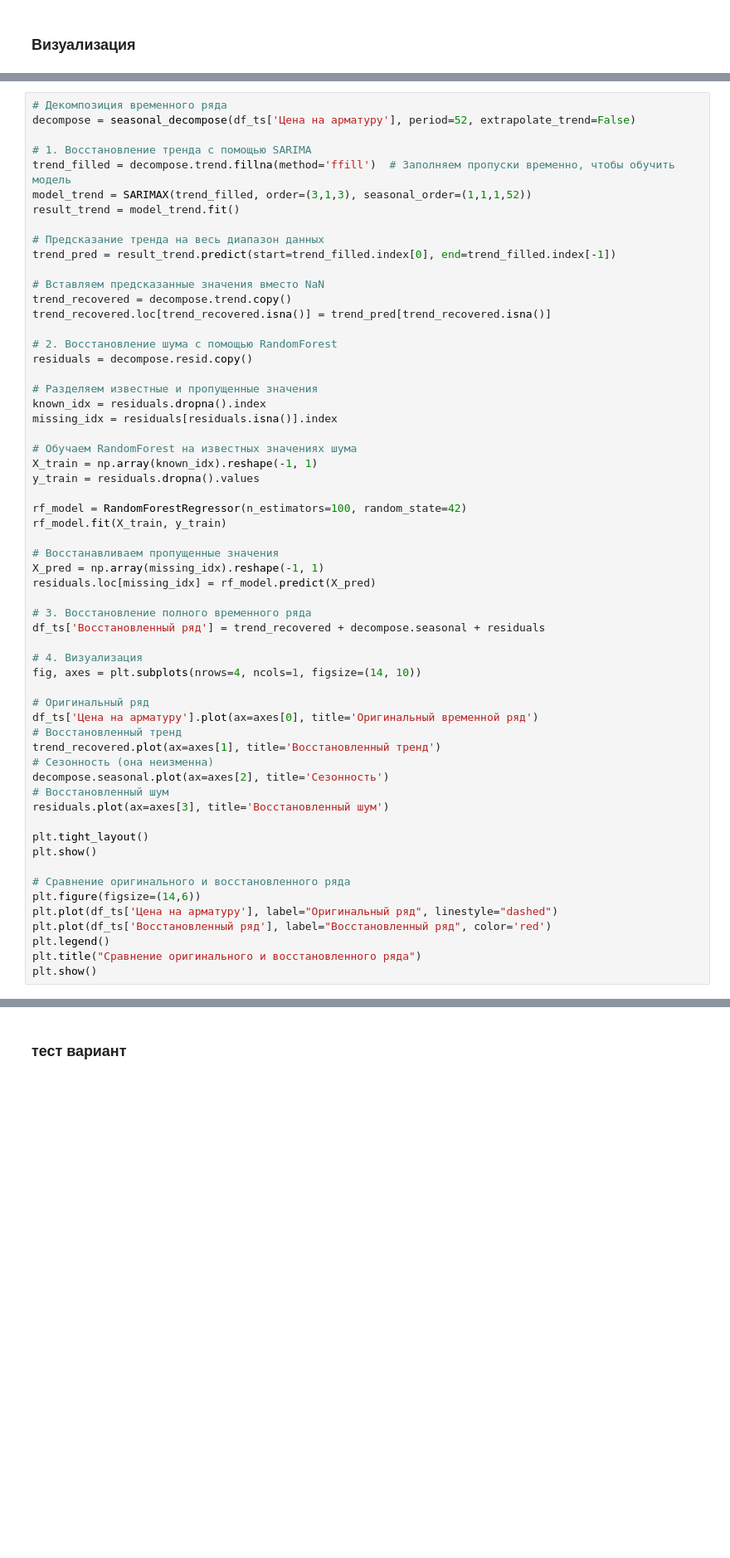
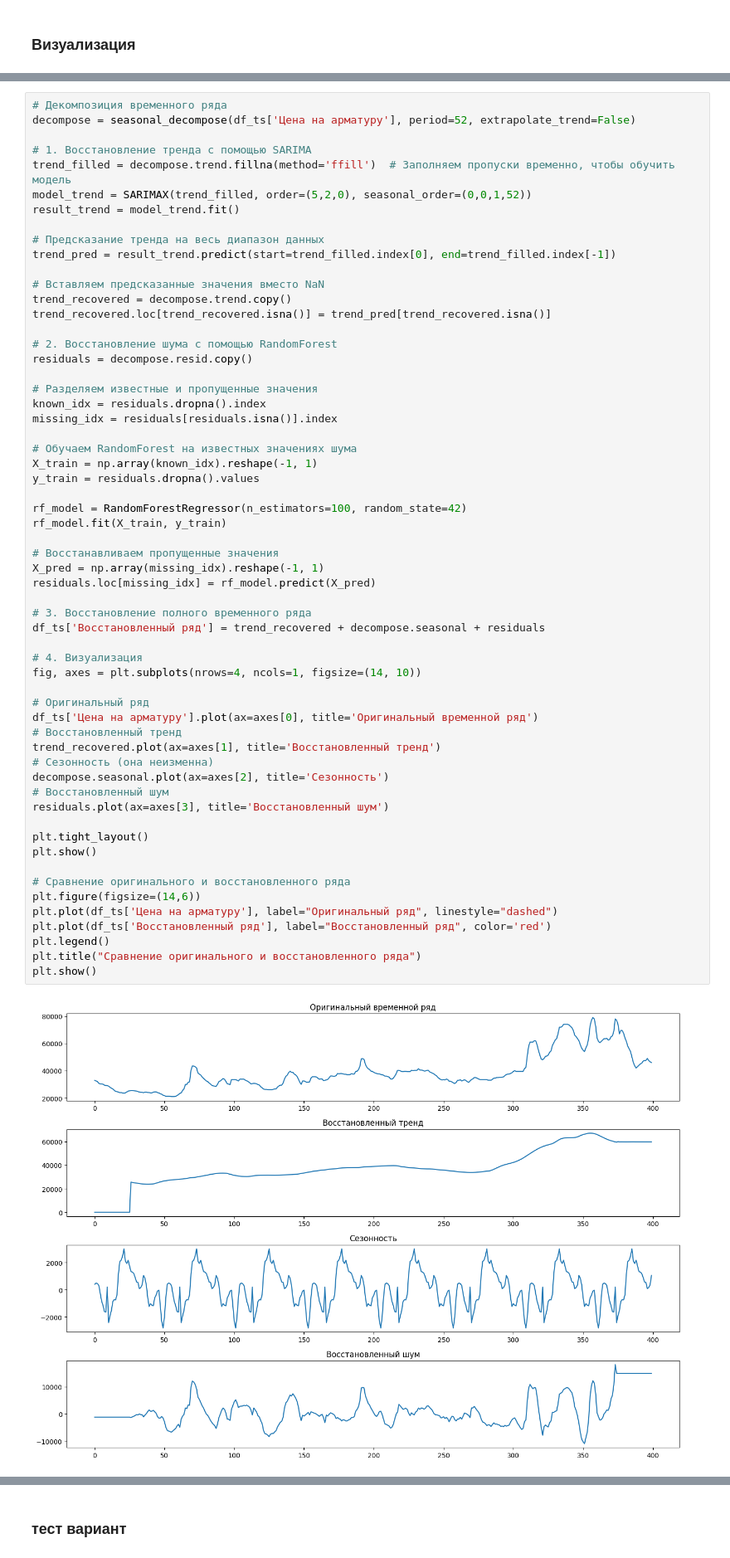
Before and after one commit to Klop4ikk/3int, a Jupyter notebook: Итоговая работа/train.ipynb, the cells around one changed output, grey strips where cells are left out. Shown at 83% size. Drawn from its saved outputs; the diff is of its cells as text; blank space fills up the shorter version.

```diff
--- a/Итоговая работа/train.ipynb
+++ b/Итоговая работа/train.ipynb
@@ -140,7 +143,7 @@ decompose = seasonal_decompose(df_ts['Цена на арматуру'], period=5
 
 # 1. Восстановление тренда с помощью SARIMA
 trend_filled = decompose.trend.fillna(method='ffill')  # Заполняем пропуски временно, чтобы обучить модель
-model_trend = SARIMAX(trend_filled, order=(3,1,3), seasonal_order=(1,1,1,52))
+model_trend = SARIMAX(trend_filled, order=(5,2,0), seasonal_order=(0,0,1,52))
 result_trend = model_trend.fit()
 
 # Предсказание тренда на весь диапазон данных
@@ -166,30 +169,32 @@ rf_model.fit(X_train, y_train)
 
 # Восстанавливаем пропущенные значения
 X_pred = np.array(missing_idx).reshape(-1, 1)
 residuals.loc[missing_idx] = rf_model.predict(X_pred)
 
 # 3. Восстановление полного временного ряда
 df_ts['Восстановленный ряд'] = trend_recovered + decompose.seasonal + residuals
 
 # 4. Визуализация
 fig, axes = plt.subplots(nrows=4, ncols=1, figsize=(14, 10))
 
 # Оригинальный ряд
 df_ts['Цена на арматуру'].plot(ax=axes[0], title='Оригинальный временной ряд')
 # Восстановленный тренд
 trend_recovered.plot(ax=axes[1], title='Восстановленный тренд')
 # Сезонность (она неизменна)
 decompose.seasonal.plot(ax=axes[2], title='Сезонность')
 # Восстановленный шум
 residuals.plot(ax=axes[3], title='Восстановленный шум')
 
 plt.tight_layout()
 plt.show()
 
 # Сравнение оригинального и восстановленного ряда
 plt.figure(figsize=(14,6))
 plt.plot(df_ts['Цена на арматуру'], label="Оригинальный ряд", linestyle="dashed")
 plt.plot(df_ts['Восстановленный ряд'], label="Восстановленный ряд", color='red')
 plt.legend()
 plt.title("Сравнение оригинального и восстановленного ряда")
 plt.show()
+# %% [output]
+[figure, added]
```
Also changed, not shown: parts of 24 cells of this notebook.
